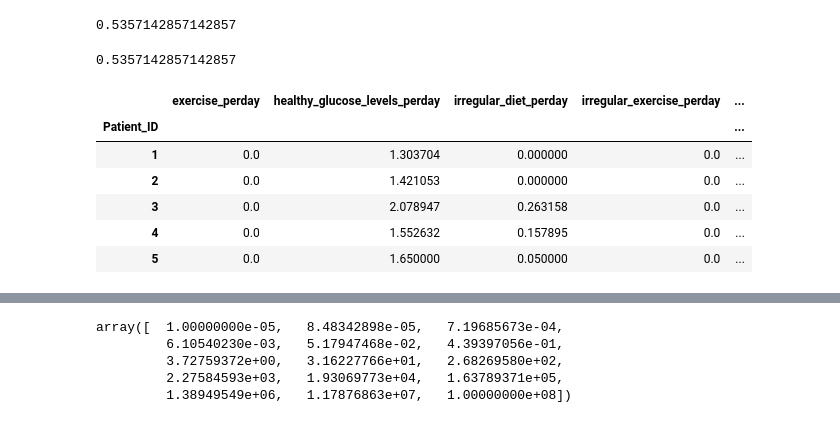
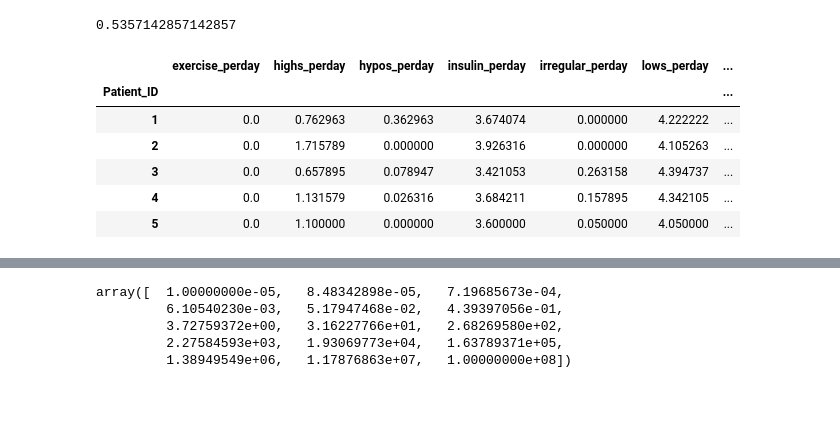
Before and after one commit to johngunaseelan/Hypoglycemia-Detection, a Jupyter notebook: Code/Machine-Learning-II.ipynb, the cells around one changed output, grey strips where cells are left out. Cells and saved outputs as stored; diff of their text form; code cells hidden in the pictures.

```diff
--- a/Code/Machine-Learning-II.ipynb
+++ b/Code/Machine-Learning-II.ipynb
@@ -112,57 +115,56 @@ logreg_cv.predict(X_test)
 logreg_cv.score(X_test, y_test)
 # %% [output]
 0.5357142857142857
-# %%
-gCV.predict(X_test)
-
-gCV.score(X_test, y_test)
-# %% [output]
-0.5357142857142857
 # %%
 group_df = df.groupby('Patient_ID')
 
 df_agg_cat = pd.DataFrame({
-
-
+    'mean' : group_df['Blood_Glucose'].mean(),
+    'median' : group_df['Blood_Glucose'].mean(),
+    'std' : group_df['Blood_Glucose'].std(),
+    'highs_perday' : group_df.apply(lambda group : group[group['Blood_Glucose']>200]['Blood_Glucose'].count()
+                                    /(group.Date_Time.max() - group.Date_Time.min()).days),
+    'lows_perday' : group_df.apply(lambda group : group[group['Blood_Glucose']<70]['Blood_Glucose'].count()
+                                   /(group.Date_Time.max() - group.Date_Time.min()).days),
+    'hypos_perday' : group_df.apply(
+        lambda group : group[group['Code_Description']=='HYPOGLYCEMIC_SYMPTOMS']['Code_Description'].count()
+        /((group.Date_Time.max() - group.Date_Time.min()).days)),
     'exercise_perday' : group_df.apply(
-        lambda group : group[(group['Code_Description']=='TYPICAL_EXERCISE')]['Code_Description'].count()
+        lambda group : group[(group['Code_Description']=='TYPICAL_EXERCISE') |
+                            (group['Code_Description']=='LESS_EXERCISE') |
+                            (group['Code_Description']=='MORE_EXERCISE')]['Code_Description'].count()
         /((group.Date_Time.max() - group.Date_Time.min()).days)),
-    'irregular_diet_perday' : group_df.apply(
-        lambda group : group[(group['Code_Description']=='MORE_MEAL_INJESTION') |
+    'irregular_perday' : group_df.apply(
+        lambda group : group[(group['Code_Description']=='LESS_EXERCISE') |
+                            (group['Code_Description']=='MORE_EXERCISE') |
+                            (group['Code_Description']=='MORE_MEAL_INJESTION') |
                             (group['Code_Description']=='LESS_MEAL_INJESTION')]['Code_Description'].count()
         /((group.Date_Time.max() - group.Date_Time.min()).days)),
-    'irregular_exercise_perday' : group_df.apply(
-        lambda group : group[(group['Code_Description']=='LESS_EXERCISE') |
-                            (group['Code_Description']=='MORE_EXERCISE')]['Code_Description'].count()
-        /((group.Date_Time.max() - group.Date_Time.min()).days)),
-
+    'readings_perday' : group_df['Date_Time'].apply(lambda group : group.count()
+                                                /((group.max() - group.min()).days)),
     'snacks_perday' : group_df.apply(lambda group : group[group['Code_Description']=='PRE_SNACK']['Code_Description'].count()
+                                    /(group.Date_Time.max() - group.Date_Time.min()).days),
+    'regular_insulin_perday' : group_df.apply(lambda group : group[group['Code_Description']=='REGULAR_INSULIN_DOSE']['Code_Description'].count()
                                     /(group.Date_Time.max() - group.Date_Time.min()).days),
     'nph_insulin_perday' : group_df.apply(lambda group : group[group['Code_Description']=='NPH_INSULIN_DOSE']['Code_Description'].count()
                                     /(group.Date_Time.max() - group.Date_Time.min()).days),
     'ultralente_insulin_perday' : group_df.apply(lambda group : group[group['Code_Description']=='ULTRALENTE_INSULIN_DOSE']['Code_Description'].count()
                                     /(group.Date_Time.max() - group.Date_Time.min()).days),
-    'healthy_glucose_levels_perday' : group_df.apply(lambda group : group[(group['Blood_Glucose']>=80) & (group['Blood_Glucose']<=180)]['Code_Description'].count()
-                                                     /(group.Date_Time.max() - group.Date_Time.min()).days),
-    'mean' : group_df['Blood_Glucose'].mean(),
-    'irregular_perday' : group_df.apply(
-        lambda group : group[(group['Code_Description']=='LESS_EXERCISE') |
-                            (group['Code_Description']=='MORE_EXERCISE') |
-                            (group['Code_Description']=='MORE_MEAL_INJESTION') |
-                            (group['Code_Description']=='LESS_MEAL_INJESTION')]['Code_Description'].count()
+    'insulin_perday' : group_df.apply(
+        lambda group : group[(group['Code_Description']=='REGULAR_INSULIN_DOSE') |
+                            (group['Code_Description']=='NPH_INSULIN_DOSE') |
+                            (group['Code_Description']=='ULTRALENTE_INSULIN_DOSE')]['Code_Description'].count()
         /((group.Date_Time.max() - group.Date_Time.min()).days))
 })
 
-#df_agg2.loc[df_agg['postmeal_median_bg'].isnull(), 'postmeal_median_bg'] = df_agg.loc[df_agg['postmeal_median_bg'].isnull(), 'median']
-
 df_agg_cat.head()
 # %% [output]
-|  | exercise_perday | healthy_glucose_levels_perday | irregular_diet_perday | irregular_exercise_perday | ... |
-| Patient_ID |  |  |  |  | ... |
-| 1 | 0.0 | 1.303704 | 0.000000 | 0.0 | ... |
-| 2 | 0.0 | 1.421053 | 0.000000 | 0.0 | ... |
-| 3 | 0.0 | 2.078947 | 0.263158 | 0.0 | ... |
-| 4 | 0.0 | 1.552632 | 0.157895 | 0.0 | ... |
-| 5 | 0.0 | 1.650000 | 0.050000 | 0.0 | ... |
+|  | exercise_perday | highs_perday | hypos_perday | insulin_perday | irregular_perday | lows_perday | ... |
+| Patient_ID |  |  |  |  |  |  | ... |
+| 1 | 0.0 | 0.762963 | 0.362963 | 3.674074 | 0.000000 | 4.222222 | ... |
+| 2 | 0.0 | 1.715789 | 0.000000 | 3.926316 | 0.000000 | 4.105263 | ... |
+| 3 | 0.0 | 0.657895 | 0.078947 | 3.421053 | 0.263158 | 4.394737 | ... |
+| 4 | 0.0 | 1.131579 | 0.026316 | 3.684211 | 0.157895 | 4.342105 | ... |
+| 5 | 0.0 | 1.100000 | 0.000000 | 3.600000 | 0.050000 | 4.050000 | ... |
 # %%
 df_pivot = df_pivot.join(df_agg_cat, how='inner')
```
Also changed, not shown: parts of 23 cells of this notebook, 3 other files.
